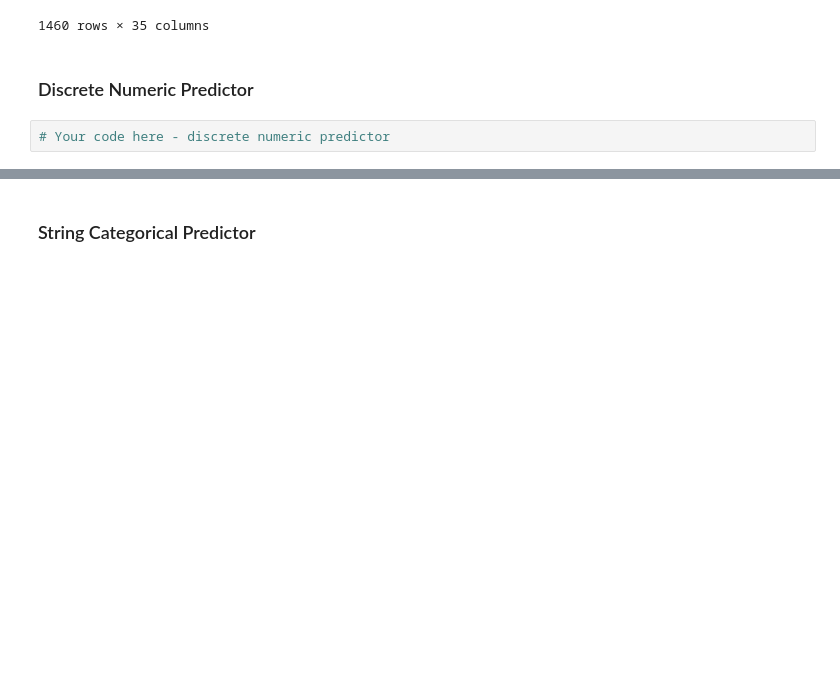
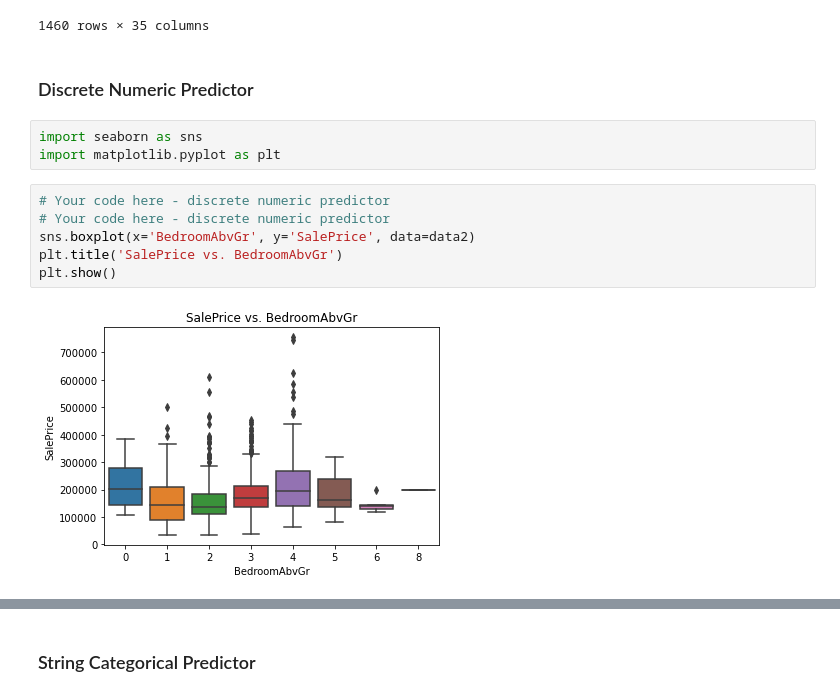
Before and after one commit to vnelima/dsc-categorical-variables-regression-lab, a Jupyter notebook: index.ipynb, the cells around one changed output, grey strips where cells are left out. Saved outputs shown, nothing was run; the diff lists cells and outputs as text; blank space fills up the shorter version.

```diff
--- a/index.ipynb
+++ b/index.ipynb
@@ -175,5 +175,14 @@ data2.select_dtypes("number")
 1460 rows × 35 columns
 # %% [markdown]
 ### Discrete Numeric Predictor
-# %%
-# Your code here - discrete numeric predictor
+# %%
+import seaborn as sns
+import matplotlib.pyplot as plt
+# %%
+# Your code here - discrete numeric predictor
+# Your code here - discrete numeric predictor
+sns.boxplot(x='BedroomAbvGr', y='SalePrice', data=data2)
+plt.title('SalePrice vs. BedroomAbvGr')
+plt.show()
+# %% [output]
+[figure, added]
```
Also changed, not shown: parts of 20 cells of this notebook.
